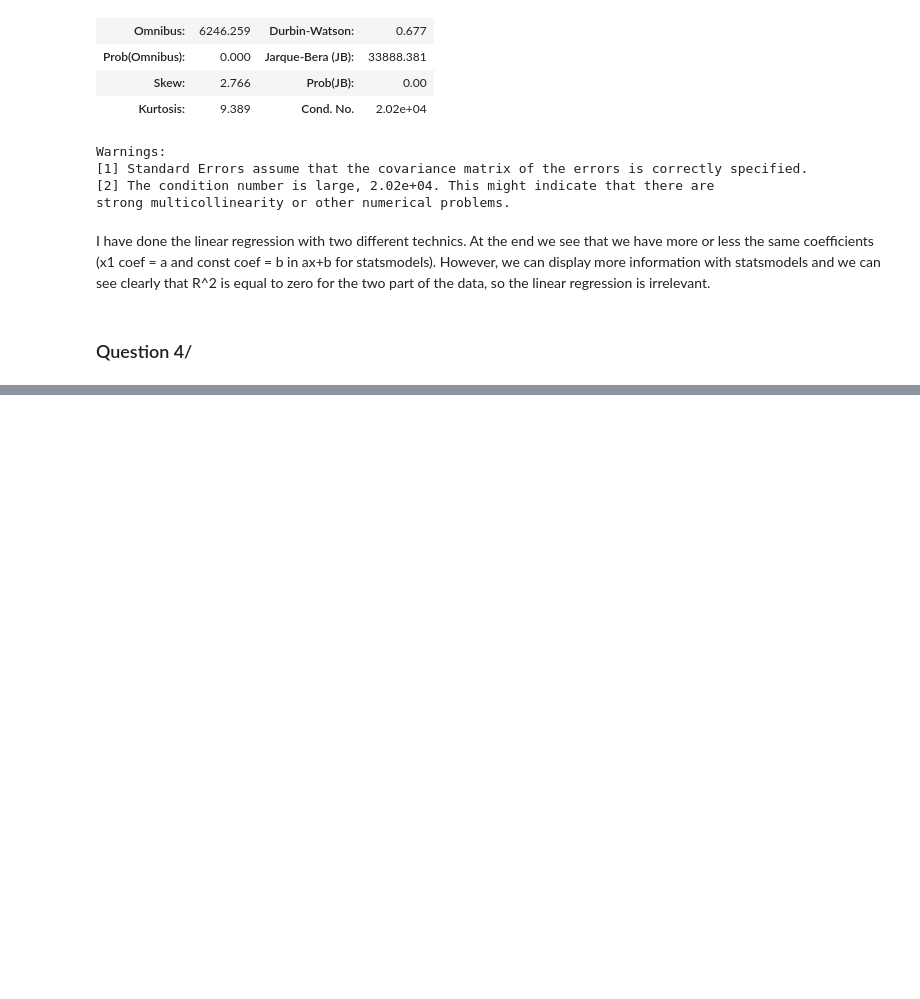
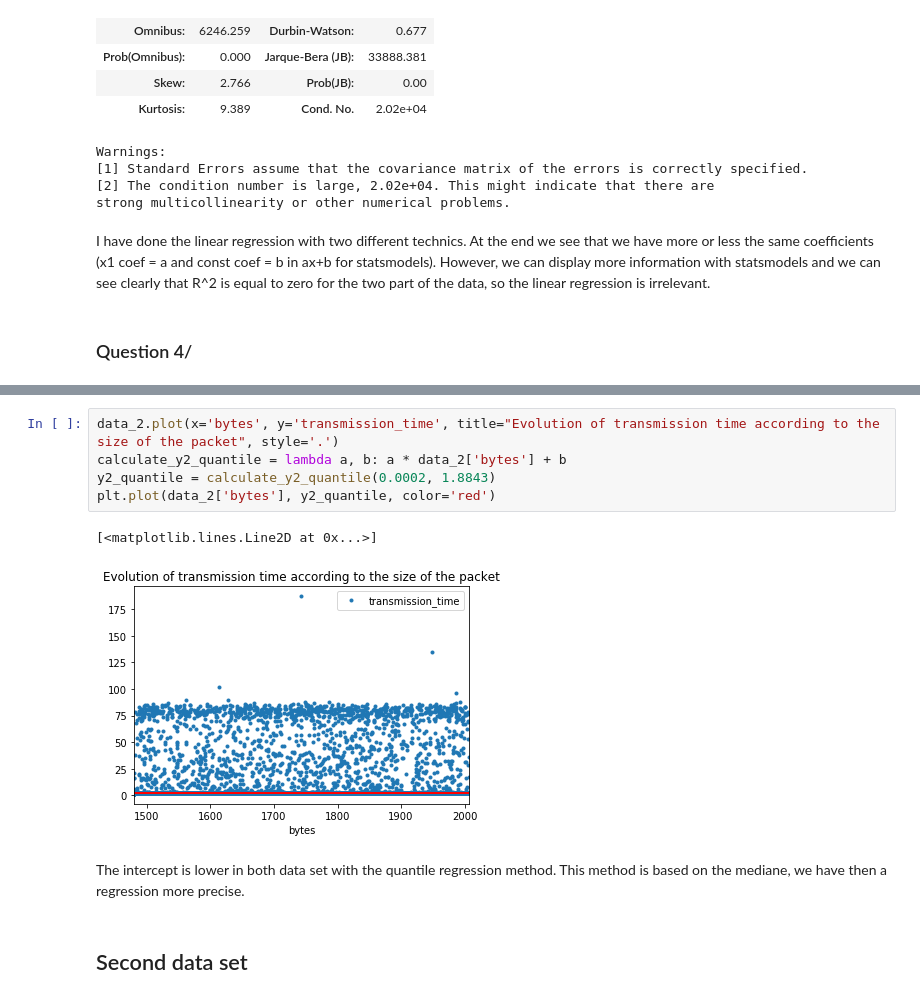
Before and after one commit to MarieBadaroux/Recherche_Reproductible, a Jupyter notebook: Recherche_reproductible_ping.ipynb, the cells around one changed output, grey strips where cells are left out. Drawn from its saved outputs; the diff is of its cells as text; blank space fills up the shorter version.

```diff
--- a/Recherche_reproductible_ping.ipynb
+++ b/Recherche_reproductible_ping.ipynb
@@ -250,0 +302,12 @@ I have done the linear regression with two different technics. At the end we see
+# %%
+data_2.plot(x='bytes', y='transmission_time', title="Evolution of transmission time according to the size of the packet", style='.')
+calculate_y2_quantile = lambda a, b: a * data_2['bytes'] + b
+y2_quantile = calculate_y2_quantile(0.0002, 1.8843)
+plt.plot(data_2['bytes'], y2_quantile, color='red')
+# %% [output]
+[<matplotlib.lines.Line2D at 0x...>]
+[figure, added]
+# %% [markdown]
+The intercept is lower in both data set with the quantile regression method. This method is based on the mediane, we have then a regression more precise.
+# %% [markdown]
+## Second data set
```
Also changed, not shown: parts of 12 cells of this notebook.
